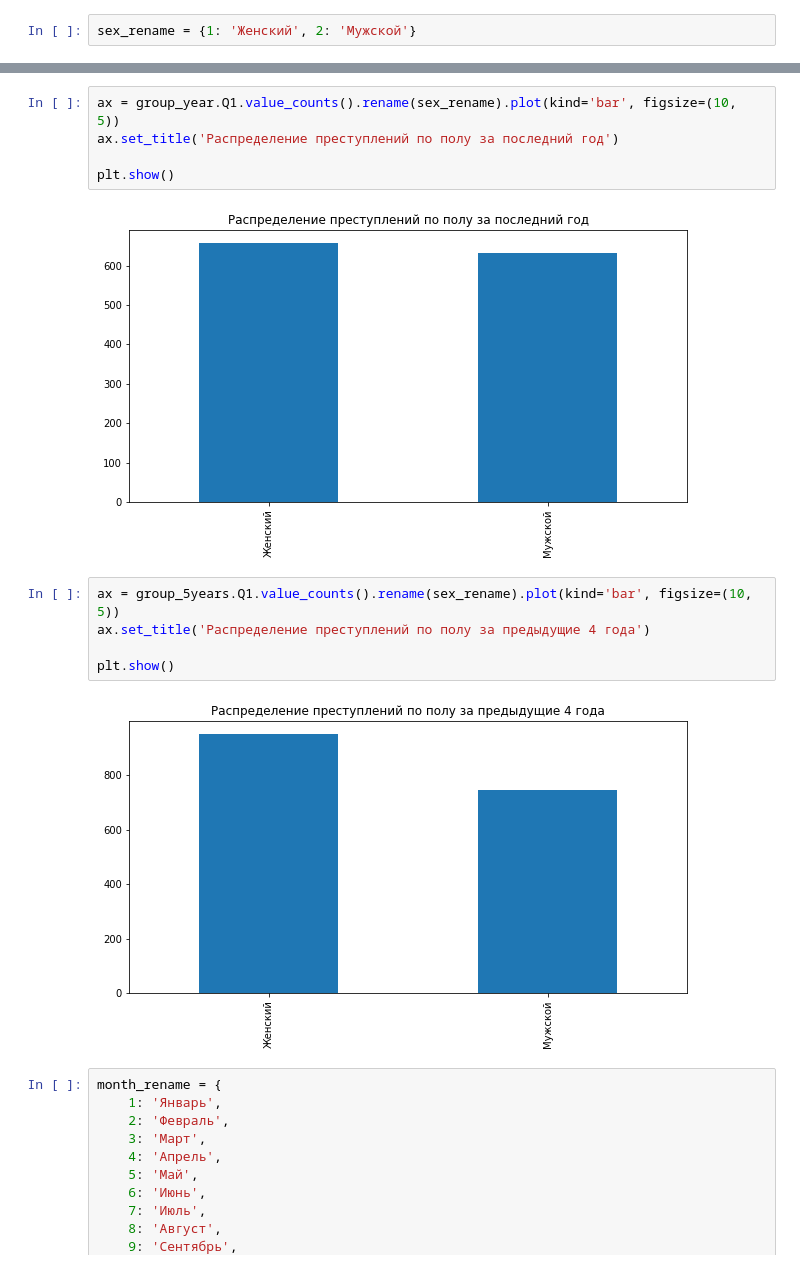
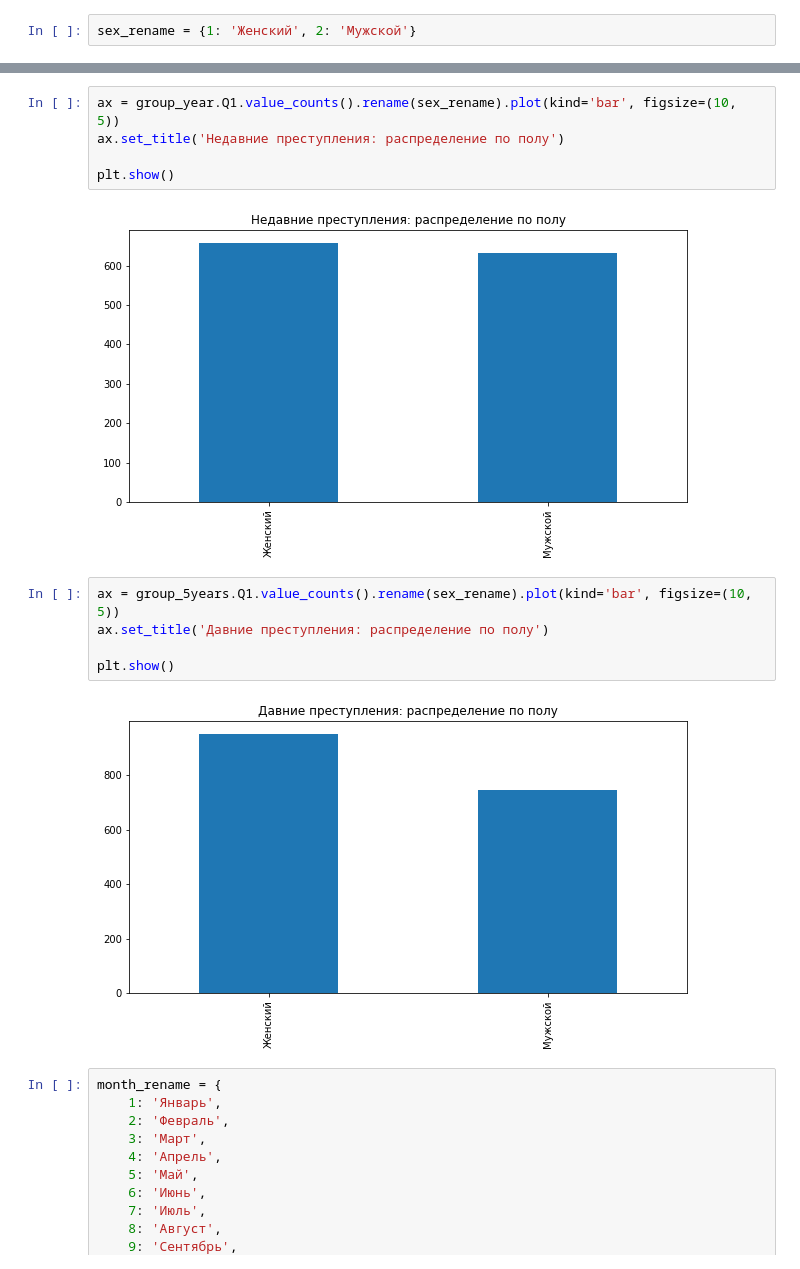
Before and after one commit to IavorskaiaMariia/pzad_2019, a Jupyter notebook: russian_crime/eda.ipynb, the cells around one changed output, grey strips where cells are left out. Drawn from its saved outputs; the diff is of its cells as text.

```diff
--- a/russian_crime/eda.ipynb
+++ b/russian_crime/eda.ipynb
@@ -137,17 +144,17 @@ plt.show()
 # %%
 ax = group_year.Q1.value_counts().rename(sex_rename).plot(kind='bar', figsize=(10, 5))
-ax.set_title('Распределение преступлений по полу за последний год')
+ax.set_title('Недавние преступления: распределение по полу')
 
 plt.show()
 # %% [output]
-[figure, old version]
+[figure, new version]
 # %%
 ax = group_5years.Q1.value_counts().rename(sex_rename).plot(kind='bar', figsize=(10, 5))
-ax.set_title('Распределение преступлений по полу за предыдущие 4 года')
+ax.set_title('Давние преступления: распределение по полу')
 
 plt.show()
 # %% [output]
-[figure, old version]
+[figure, new version]
 # %%
 month_rename = {
     1: 'Январь',
```
Also changed, not shown: parts of 23 cells of this notebook.
